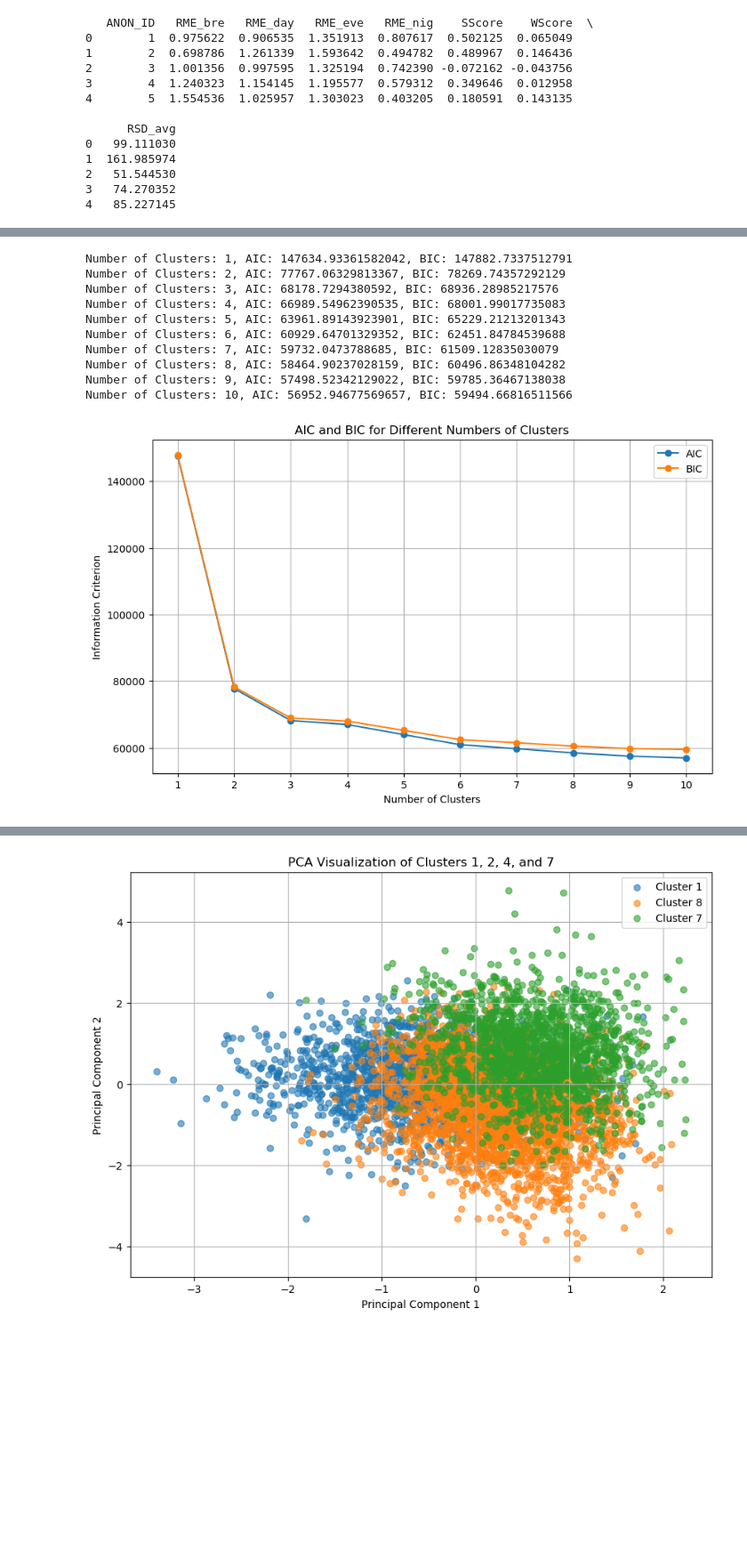
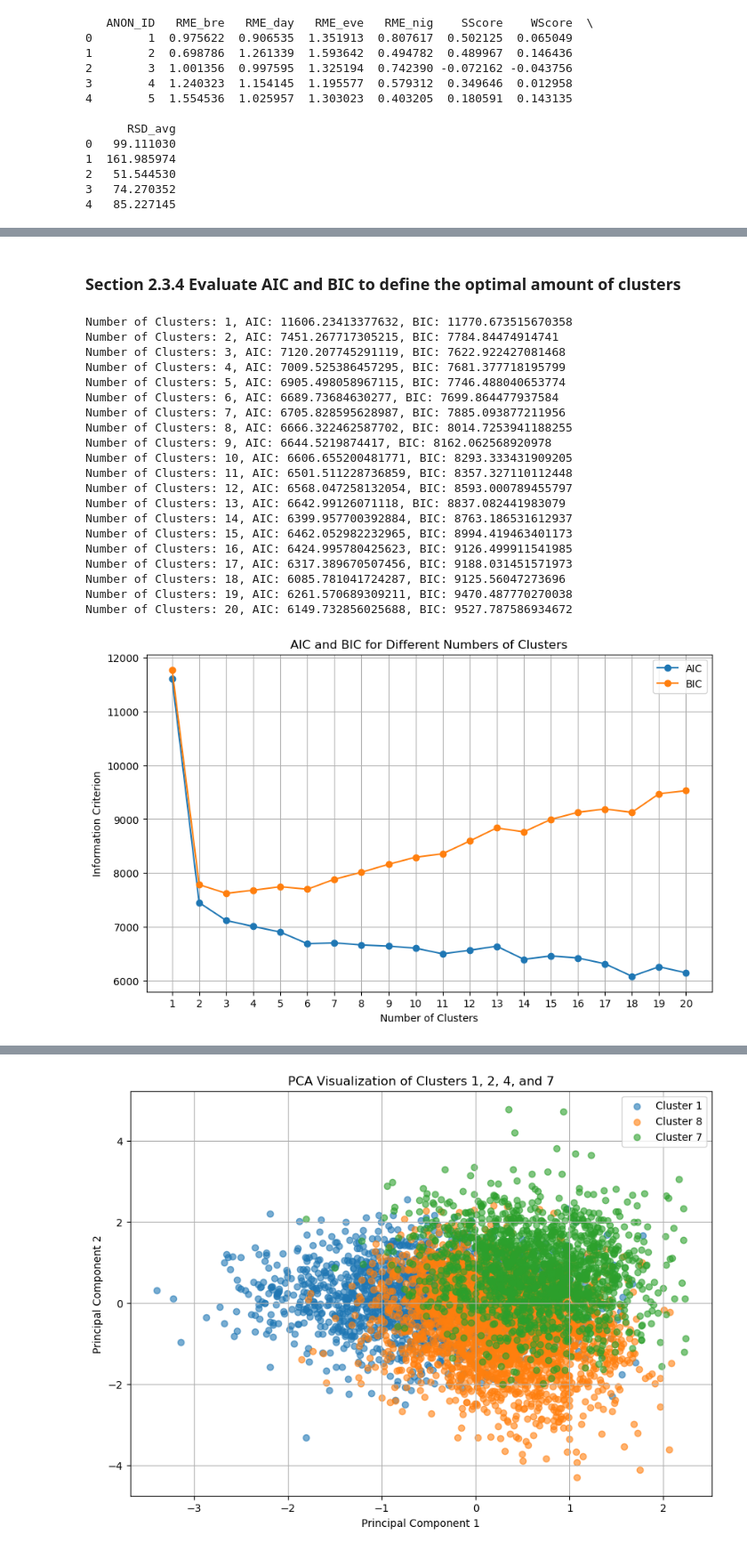
Before and after one commit to guri99uy/ST498_CAPSTONE, a Jupyter notebook: edrp_data_analysis.ipynb, the cells around one changed output, grey strips where cells are left out. Shown at 89% size. Cells and saved outputs as stored; diff of their text form; code cells hidden in the pictures; blank space fills up the shorter version.

```diff
--- a/edrp_data_analysis.ipynb
+++ b/edrp_data_analysis.ipynb
@@ -500,0 +598,38 @@ plt.show()
+# %%
+import pandas as pd
+import numpy as np
+import matplotlib.pyplot as plt
+from scipy.cluster.hierarchy import linkage, dendrogram, fcluster
+from sklearn.preprocessing import StandardScaler
+
+# Step 1: Select relevant features for clustering
+features = ['RME_bre', 'RME_eve', 'RME_day', 'RME_nig', 'RSD_avg', 'SScore', 'WScore']
+df100selected_features = df100selected[features]
+
+# Step 2: Standardize the features
+scaler = StandardScaler()
+X_scaled = scaler.fit_transform(df100selected_features)
+
+# Step 3: Perform Hierarchical Clustering using Complete Linkage
+linked = linkage(X_scaled, method='median')
+
+# Step 4: Plot the Dendrogram
+plt.figure(figsize=(12, 8))
+dendrogram(
+    linked,
+    labels=df100selected['ANON_ID'].values,
+    leaf_rotation=90,
+    leaf_font_size=8
+)
+plt.title('Hierarchical Clustering Dendrogram (Complete Linkage)')
+plt.xlabel('ANON_ID')
+plt.ylabel('Distance')
+plt.grid(True)
+plt.show()
+
+# Step 5: Cut the Dendrogram at a Distance Threshold (e.g., 7) to Form Clusters
+distance_threshold = 7
+df100selected['Cluster_HC'] = fcluster(linked, t=distance_threshold, criterion='distance')
+
+# Display the DataFrame with Cluster Assignments
+print(df100selected[['ANON_ID', 'Cluster_HC']])
@@ -501,3 +652,5 @@ plt.show()
+# %% [markdown]
+### Section 2.3.4 Evaluate AIC and BIC to define the optimal amount of clusters
 # %%
 import numpy as np
 import matplotlib.pyplot as plt
@@ -505,49 +658,59 @@ from sklearn.mixture import GaussianMixture
 from sklearn.preprocessing import StandardScaler
 
 # Define the features to be used for clustering
-features = ['RME_bre', 'RME_day', 'RME_eve', 'RME_nig', 'SScore', 'WScore', 'RSD_avg']
-X = df100_features[features]
+features = ['RME_bre', 'RME_eve', 'RME_day', 'RME_nig', 'RSD_avg', 'SScore', 'WScore']
+df100selected_features = df100selected_features[features]
 
 # Standardize the Features
 scaler = StandardScaler()
 X_scaled = scaler.fit_transform(X)
 
 # Define the range for the number of clusters
-cluster_range = range(1, 11)
+cluster_range = range(1, 21)
 
 # Lists to store AIC and BIC values
 aic_values = []
 bic_values = []
 
 # Fit GMM models and calculate AIC and BIC for each number of clusters
 for n_clusters in cluster_range:
     gmm = GaussianMixture(n_components=n_clusters, random_state=42)
     gmm.fit(X_scaled)
     aic_values.append(gmm.aic(X_scaled))
     bic_values.append(gmm.bic(X_scaled))
     print(f'Number of Clusters: {n_clusters}, AIC: {aic_values[-1]}, BIC: {bic_values[-1]}')
 
 # Plot the AIC and BIC values
 plt.figure(figsize=(10, 6))
 plt.plot(cluster_range, aic_values, marker='o', label='AIC')
 plt.plot(cluster_range, bic_values, marker='o', label='BIC')
 plt.xlabel('Number of Clusters')
 plt.ylabel('Information Criterion')
 plt.title('AIC and BIC for Different Numbers of Clusters')
 plt.xticks(cluster_range)
 plt.legend()
 plt.grid(True)
 plt.show()
 # %% [output]
-Number of Clusters: 1, AIC: 147634.93361582042, BIC: 147882.7337512791
-Number of Clusters: 2, AIC: 77767.06329813367, BIC: 78269.74357292129
-Number of Clusters: 3, AIC: 68178.7294380592, BIC: 68936.28985217576
-Number of Clusters: 4, AIC: 66989.54962390535, BIC: 68001.99017735083
-Number of Clusters: 5, AIC: 63961.89143923901, BIC: 65229.21213201343
-Number of Clusters: 6, AIC: 60929.64701329352, BIC: 62451.84784539688
-Number of Clusters: 7, AIC: 59732.0473788685, BIC: 61509.12835030079
-Number of Clusters: 8, AIC: 58464.90237028159, BIC: 60496.86348104282
-Number of Clusters: 9, AIC: 57498.52342129022, BIC: 59785.36467138038
-Number of Clusters: 10, AIC: 56952.94677569657, BIC: 59494.66816511566
+Number of Clusters: 1, AIC: 11606.23413377632, BIC: 11770.673515670358
+Number of Clusters: 2, AIC: 7451.267717305215, BIC: 7784.84474914741
+Number of Clusters: 3, AIC: 7120.207745291119, BIC: 7622.922427081468
+Number of Clusters: 4, AIC: 7009.525386457295, BIC: 7681.377718195799
+Number of Clusters: 5, AIC: 6905.498058967115, BIC: 7746.488040653774
+Number of Clusters: 6, AIC: 6689.73684630277, BIC: 7699.864477937584
+Number of Clusters: 7, AIC: 6705.828595628987, BIC: 7885.093877211956
+Number of Clusters: 8, AIC: 6666.322462587702, BIC: 8014.7253941188255
+Number of Clusters: 9, AIC: 6644.5219874417, BIC: 8162.062568920978
+Number of Clusters: 10, AIC: 6606.655200481771, BIC: 8293.333431909205
+Number of Clusters: 11, AIC: 6501.511228736859, BIC: 8357.327110112448
+Number of Clusters: 12, AIC: 6568.047258132054, BIC: 8593.000789455797
+Number of Clusters: 13, AIC: 6642.99126071118, BIC: 8837.082441983079
+Number of Clusters: 14, AIC: 6399.957700392884, BIC: 8763.186531612937
+Number of Clusters: 15, AIC: 6462.052982232965, BIC: 8994.419463401173
+Number of Clusters: 16, AIC: 6424.995780425623, BIC: 9126.499911541985
+Number of Clusters: 17, AIC: 6317.389670507456, BIC: 9188.031451571973
+Number of Clusters: 18, AIC: 6085.781041724287, BIC: 9125.56047273696
+Number of Clusters: 19, AIC: 6261.570689309211, BIC: 9470.487770270038
+Number of Clusters: 20, AIC: 6149.732856025688, BIC: 9527.787586934672
-[figure, old version]
+[figure, new version]
 # %% [markdown]
```
Also changed, not shown: parts of 36 cells of this notebook.
